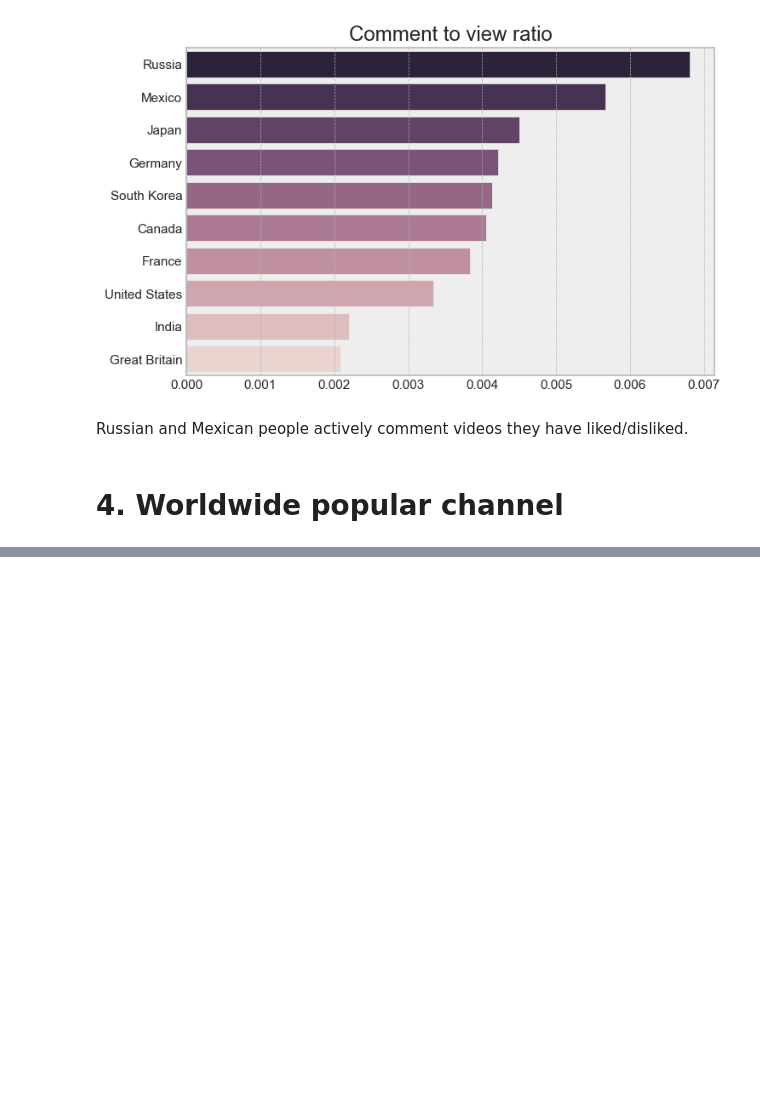
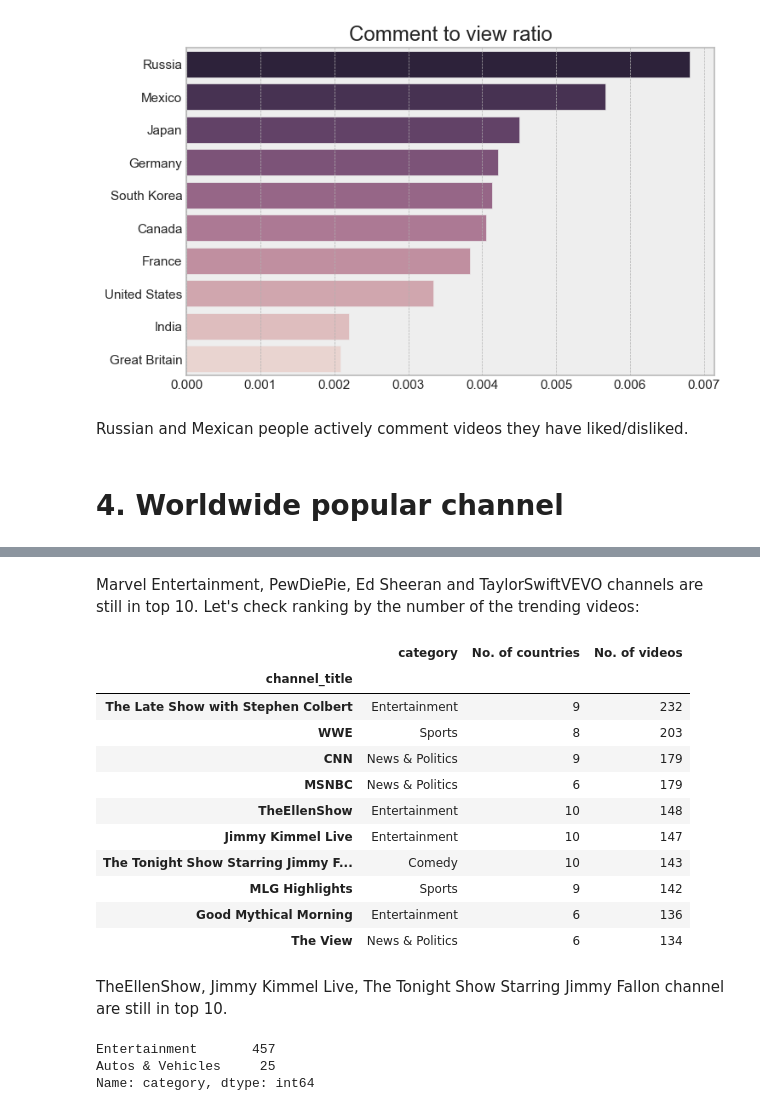
Before and after one commit to Eugeniy-Makarevich/Youtube-trending-videos, a Jupyter notebook: youtube_videos.ipynb, the cells around one changed output, grey strips where cells are left out. Cells and saved outputs as stored; diff of their text form; code cells hidden in the pictures; blank space fills up the shorter version.

```diff
--- a/youtube_videos.ipynb
+++ b/youtube_videos.ipynb
@@ -528,0 +595,32 @@ df1.sort_values(by=['No. of countries', 'views'], ascending=False).head(10)
+# %% [markdown]
+Marvel Entertainment, PewDiePie, Ed Sheeran and TaylorSwiftVEVO	channels are still in top 10. Let's check ranking by the number of the trending videos:
+# %%
+df1 = df.sort_values(by='trending_date', ascending=False)
+df1 = df1.groupby('channel_title').agg({'category': lambda x: x.mode(),'country': 'nunique',
+                                        'title': 'nunique'})
+df1.rename(columns={'country': 'No. of countries', 'title':'No. of videos'}, inplace=True)
+df1 = df1[df1['No. of countries'] >= 6]
+df1.sort_values(by=['No. of videos','No. of countries'], ascending=False).head(10)
+# %% [output]
+|  | category | No. of countries | No. of videos |
+| channel_title |  |  |  |
+| The Late Show with Stephen Colbert | Entertainment | 9 | 232 |
+| WWE | Sports | 8 | 203 |
+| CNN | News & Politics | 9 | 179 |
+| MSNBC | News & Politics | 6 | 179 |
+| TheEllenShow | Entertainment | 10 | 148 |
+| Jimmy Kimmel Live | Entertainment | 10 | 147 |
+| The Tonight Show Starring Jimmy F... | Comedy | 10 | 143 |
+| MLG Highlights | Sports | 9 | 142 |
+| Good Mythical Morning | Entertainment | 6 | 136 |
+| The View | News & Politics | 6 | 134 |
+# %% [markdown]
+TheEllenShow, Jimmy Kimmel Live, The Tonight Show Starring Jimmy Fallon channel are still in top 10.
+# %%
+filt = df['channel_title'] == 'Marvel Entertainment'
+df1 = df[filt]
+df1['category'].value_counts()        #value_counts().idxmax()
+# %% [output]
+Entertainment       457
+Autos & Vehicles     25
+Name: category, dtype: int64
```
Also changed, not shown: parts of 17 cells of this notebook.
